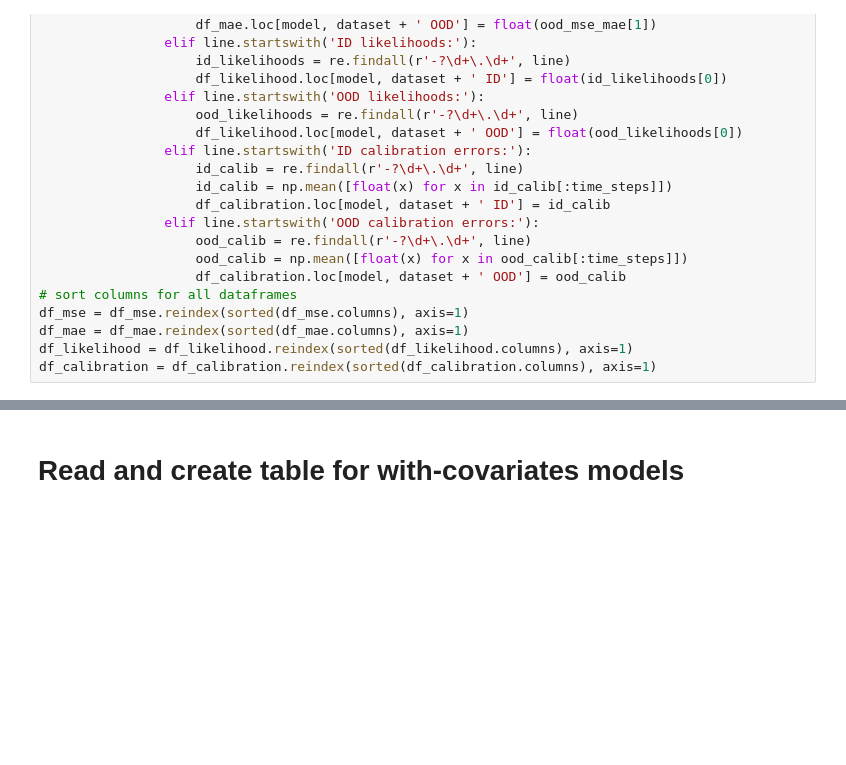
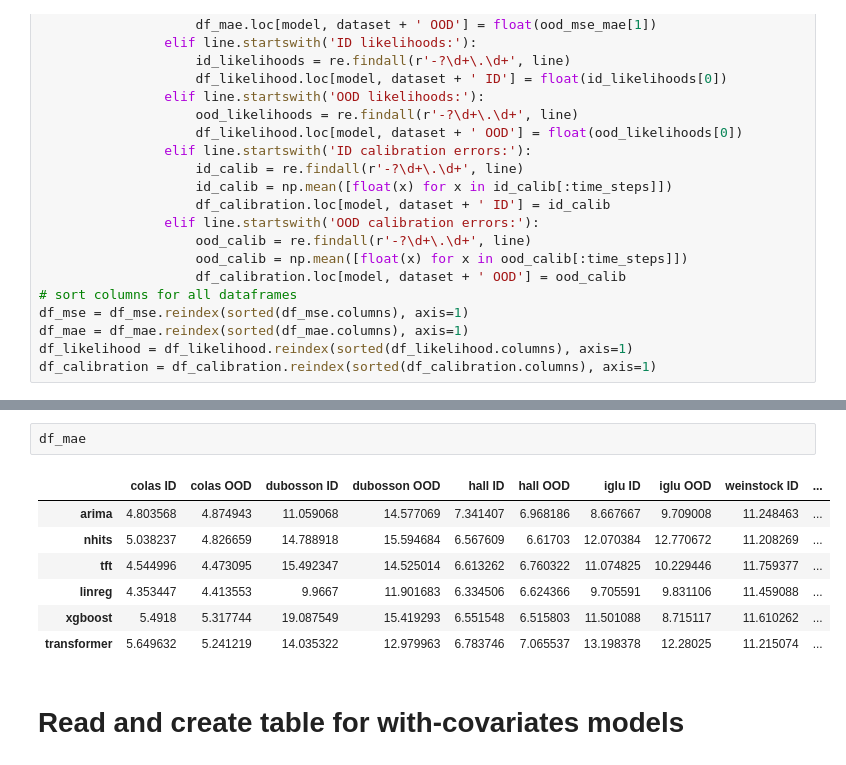
Before and after one commit to IrinaStatsLab/GlucoBench, a Jupyter notebook: summary.ipynb, the cells around one changed output, grey strips where cells are left out. Drawn from its saved outputs; the diff is of its cells as text; blank space fills up the shorter version.

```diff
--- a/summary.ipynb
+++ b/summary.ipynb
@@ -70,3 +60,13 @@ df_mse
+# %%
+df_mae
+# %% [output]
+|  | colas ID | colas OOD | dubosson ID | dubosson OOD | hall ID | hall OOD | iglu ID | iglu OOD | weinstock ID | ... |
+| arima | 4.803568 | 4.874943 | 11.059068 | 14.577069 | 7.341407 | 6.968186 | 8.667667 | 9.709008 | 11.248463 | ... |
+| nhits | 5.038237 | 4.826659 | 14.788918 | 15.594684 | 6.567609 | 6.61703 | 12.070384 | 12.770672 | 11.208269 | ... |
+| tft | 4.544996 | 4.473095 | 15.492347 | 14.525014 | 6.613262 | 6.760322 | 11.074825 | 10.229446 | 11.759377 | ... |
+| linreg | 4.353447 | 4.413553 | 9.9667 | 11.901683 | 6.334506 | 6.624366 | 9.705591 | 9.831106 | 11.459088 | ... |
+| xgboost | 5.4918 | 5.317744 | 19.087549 | 15.419293 | 6.551548 | 6.515803 | 11.501088 | 8.715117 | 11.610262 | ... |
+| transformer | 5.649632 | 5.241219 | 14.035322 | 12.979963 | 6.783746 | 7.065537 | 13.198378 | 12.28025 | 11.215074 | ... |
 # %% [markdown]
 # Read and create table for with-covariates models
 # %%
```
Also changed, not shown: parts of 1 cell of this notebook, 5 other files.
